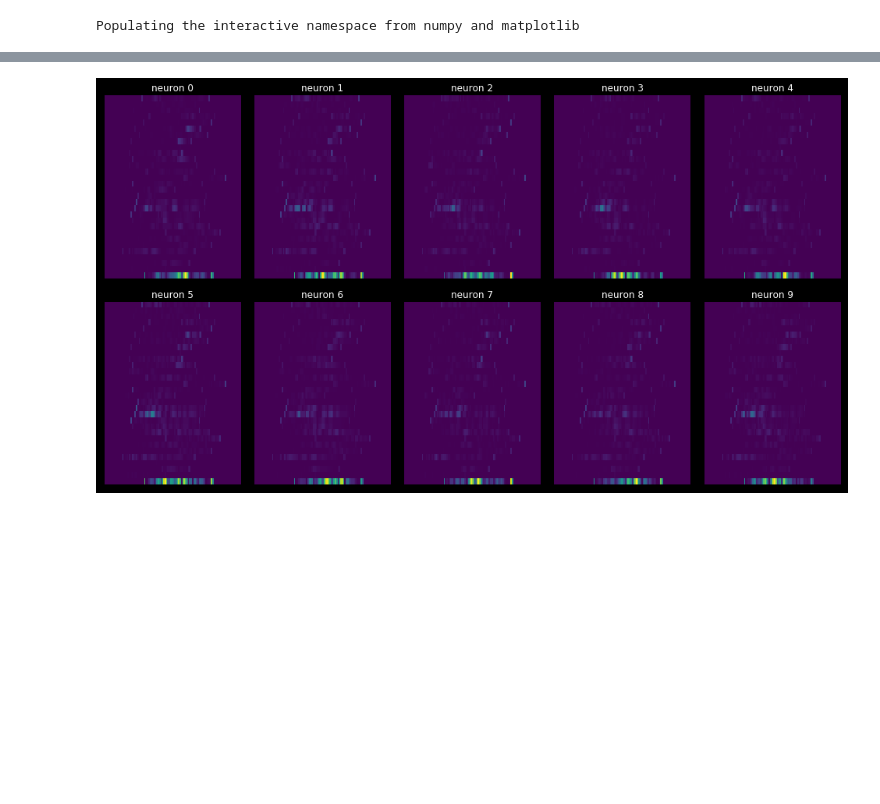
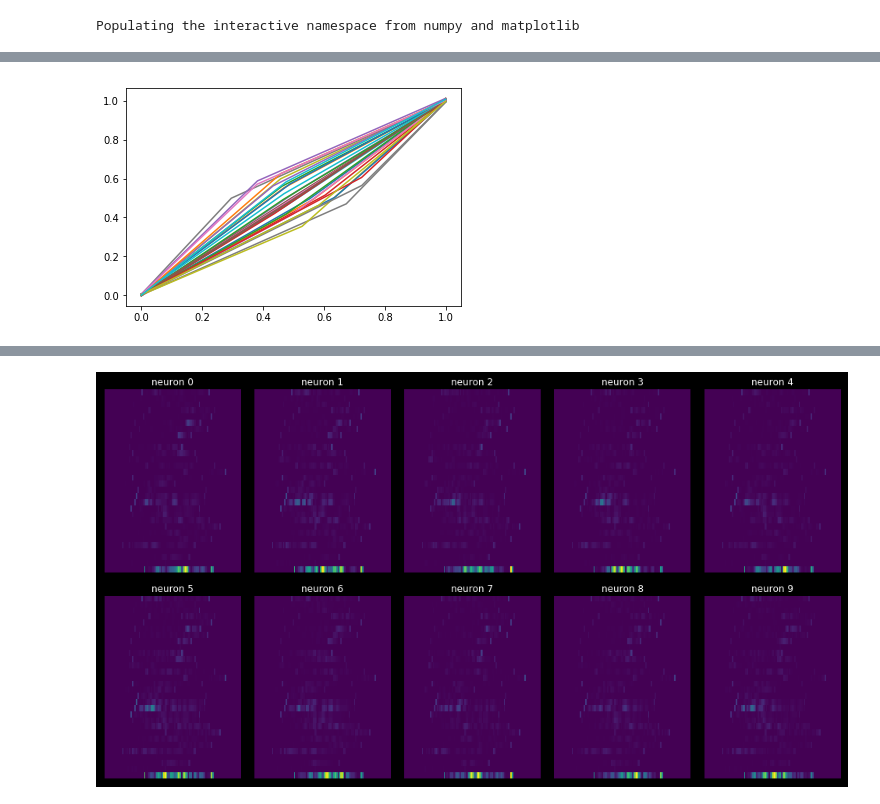
Before and after one commit to ahwillia/affinewarp, a Jupyter notebook: examples/synthetic piecewise warps.ipynb, the cells around one changed output, grey strips where cells are left out. Cells and saved outputs as stored; diff of their text form; code cells hidden in the pictures; blank space fills up the shorter version.

```diff
--- a/examples/synthetic piecewise warps.ipynb
+++ b/examples/synthetic piecewise warps.ipynb
@@ -67,3 +56,7 @@ model_fit.fit(data, iterations=500, warp_iterations=200, fit_template=False)
+# %%
+plt.plot(model_fit.x_knots.T, model_fit.y_knots.T);
+# %% [output]
+[figure, added]
 # %%
 plot(model_fit.loss_hist)
 # %% [output]
```
Also changed, not shown: parts of 9 cells of this notebook, 1 other file.
